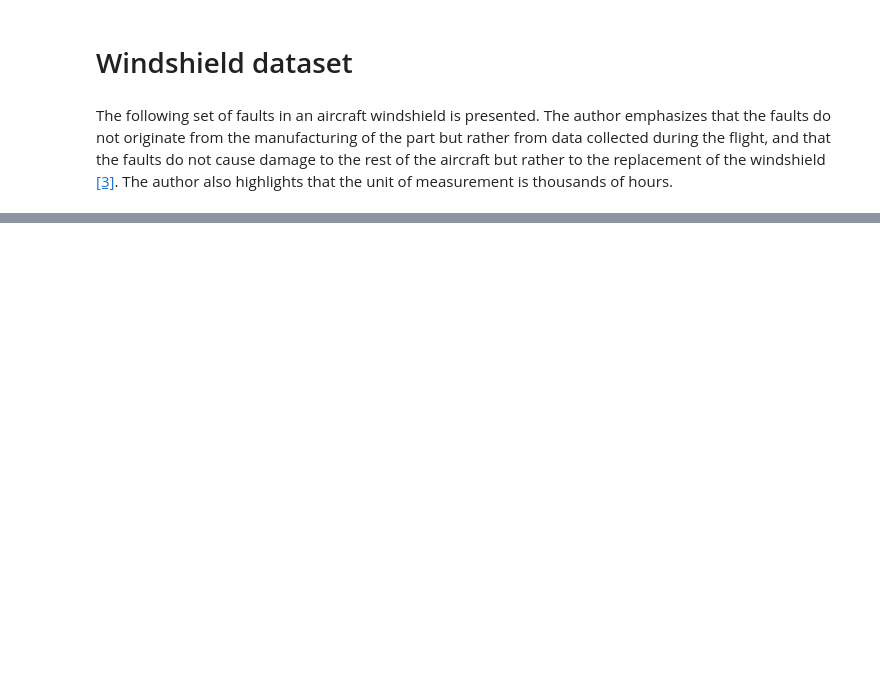
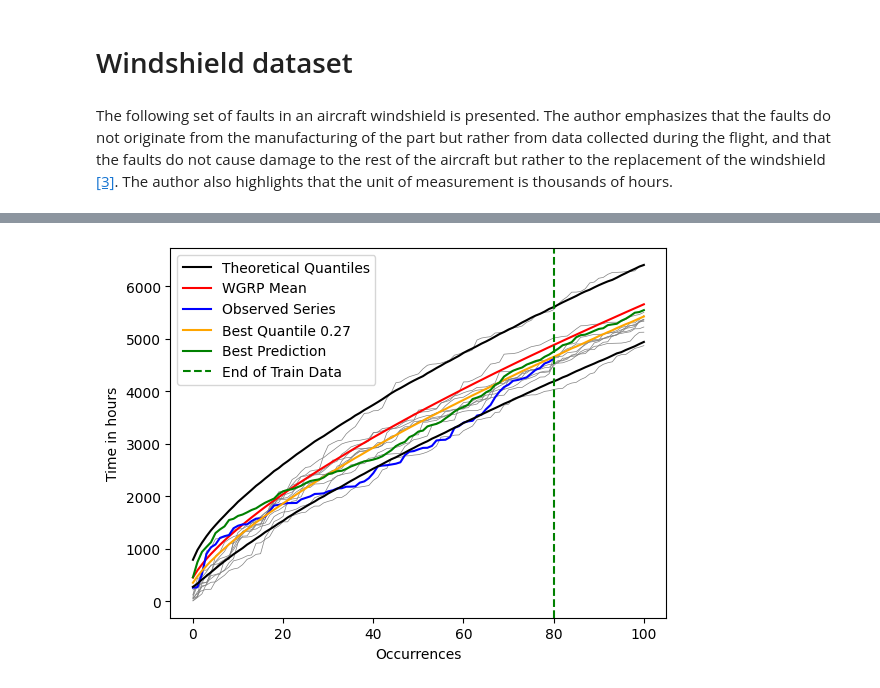
Before and after one commit to danttis/wgrp, a Jupyter notebook: Example_of_use.ipynb, the cells around one changed output, grey strips where cells are left out. Cells and saved outputs as stored; diff of their text form; code cells hidden in the pictures; blank space fills up the shorter version.

```diff
--- a/Example_of_use.ipynb
+++ b/Example_of_use.ipynb
@@ -104,3 +106,3 @@ wgrp2 = wgrp_model()
 # %%
 # adjusting the WGRP models
-# wgrp.fit(data=list((windshield['FailureTimes']*1000).values), time_unit='hours', cumulative=True)
+wgrp2.fit(data=list((windshield['FailureTimes']*1000).values), time_unit='hours', cumulative=True, optimizer='sa')
@@ -106,0 +132,4 @@ wgrp2 = wgrp_model()
+# %%
+wgrp2.plot(n_random_series=10)
+# %% [output]
+[figure, added]
```
Also changed, not shown: parts of 16 cells of this notebook, 2 other files.
